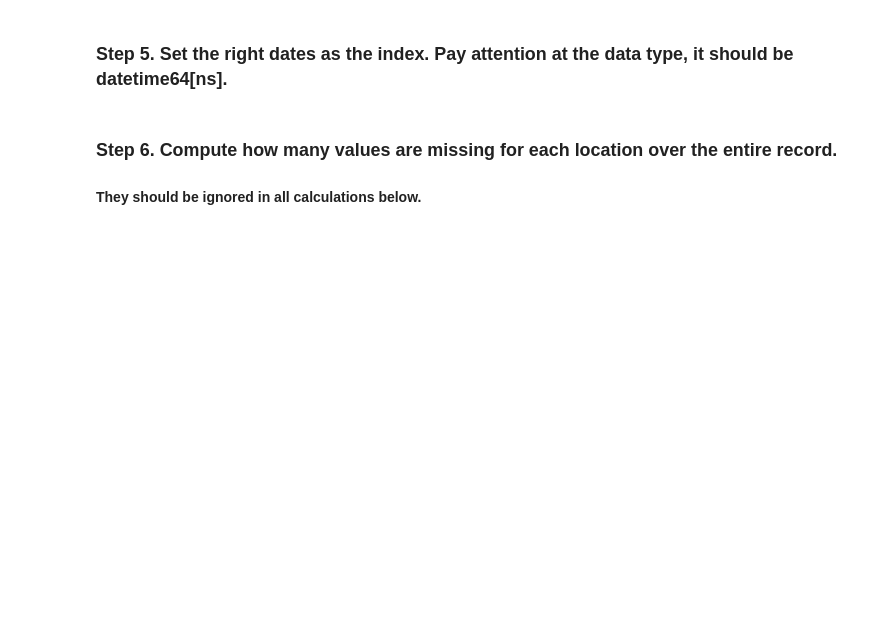
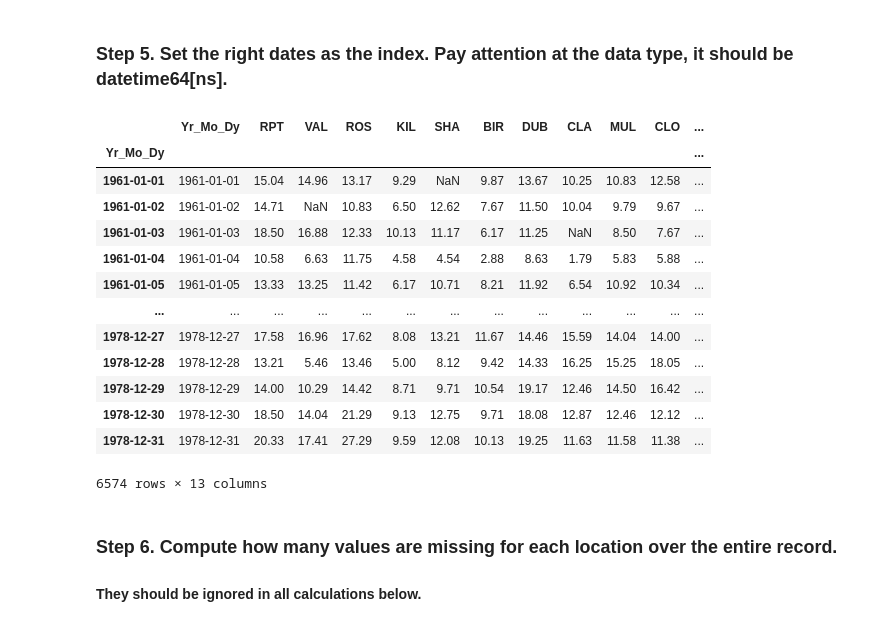
Before and after one commit to chocolate-sprinkles/Data-Analysis-Portfolio, a Jupyter notebook: python/practice/guipsamora pandas exercises/06_Stats/Wind_Stats/Exercises.ipynb, the cells around one changed output. Saved outputs shown, nothing was run; the diff lists cells and outputs as text; code cells hidden in the pictures; blank space fills up the shorter version.

```diff
--- a/python/practice/guipsamora pandas exercises/06_Stats/Wind_Stats/Exercises.ipynb
+++ b/python/practice/guipsamora pandas exercises/06_Stats/Wind_Stats/Exercises.ipynb
@@ -75,5 +103,24 @@ data
 # %% [markdown]
 ### Step 5. Set the right dates as the index. Pay attention at the data type, it should be datetime64[ns].
+# %%
+data.Yr_Mo_Dy = data.Yr_Mo_Dy.astype("datetime64[ns]")
+data = data.set_index(data.Yr_Mo_Dy,drop=True)
+data
+# %% [output]
+|  | Yr_Mo_Dy | RPT | VAL | ROS | KIL | SHA | BIR | DUB | CLA | MUL | CLO | ... |
+| Yr_Mo_Dy |  |  |  |  |  |  |  |  |  |  |  | ... |
+| 1961-01-01 | 1961-01-01 | 15.04 | 14.96 | 13.17 | 9.29 | NaN | 9.87 | 13.67 | 10.25 | 10.83 | 12.58 | ... |
+| 1961-01-02 | 1961-01-02 | 14.71 | NaN | 10.83 | 6.50 | 12.62 | 7.67 | 11.50 | 10.04 | 9.79 | 9.67 | ... |
+| 1961-01-03 | 1961-01-03 | 18.50 | 16.88 | 12.33 | 10.13 | 11.17 | 6.17 | 11.25 | NaN | 8.50 | 7.67 | ... |
+| 1961-01-04 | 1961-01-04 | 10.58 | 6.63 | 11.75 | 4.58 | 4.54 | 2.88 | 8.63 | 1.79 | 5.83 | 5.88 | ... |
+| 1961-01-05 | 1961-01-05 | 13.33 | 13.25 | 11.42 | 6.17 | 10.71 | 8.21 | 11.92 | 6.54 | 10.92 | 10.34 | ... |
+| ... | ... | ... | ... | ... | ... | ... | ... | ... | ... | ... | ... | ... |
+| 1978-12-27 | 1978-12-27 | 17.58 | 16.96 | 17.62 | 8.08 | 13.21 | 11.67 | 14.46 | 15.59 | 14.04 | 14.00 | ... |
+| 1978-12-28 | 1978-12-28 | 13.21 | 5.46 | 13.46 | 5.00 | 8.12 | 9.42 | 14.33 | 16.25 | 15.25 | 18.05 | ... |
+| 1978-12-29 | 1978-12-29 | 14.00 | 10.29 | 14.42 | 8.71 | 9.71 | 10.54 | 19.17 | 12.46 | 14.50 | 16.42 | ... |
+| 1978-12-30 | 1978-12-30 | 18.50 | 14.04 | 21.29 | 9.13 | 12.75 | 9.71 | 18.08 | 12.87 | 12.46 | 12.12 | ... |
+| 1978-12-31 | 1978-12-31 | 20.33 | 17.41 | 27.29 | 9.59 | 12.08 | 10.13 | 19.25 | 11.63 | 11.58 | 11.38 | ... |
+6574 rows × 13 columns
 # %% [markdown]
 ### Step 6. Compute how many values are missing for each location over the entire record.
 #### They should be ignored in all calculations below.
```
Also changed, not shown: parts of 11 cells of this notebook.
